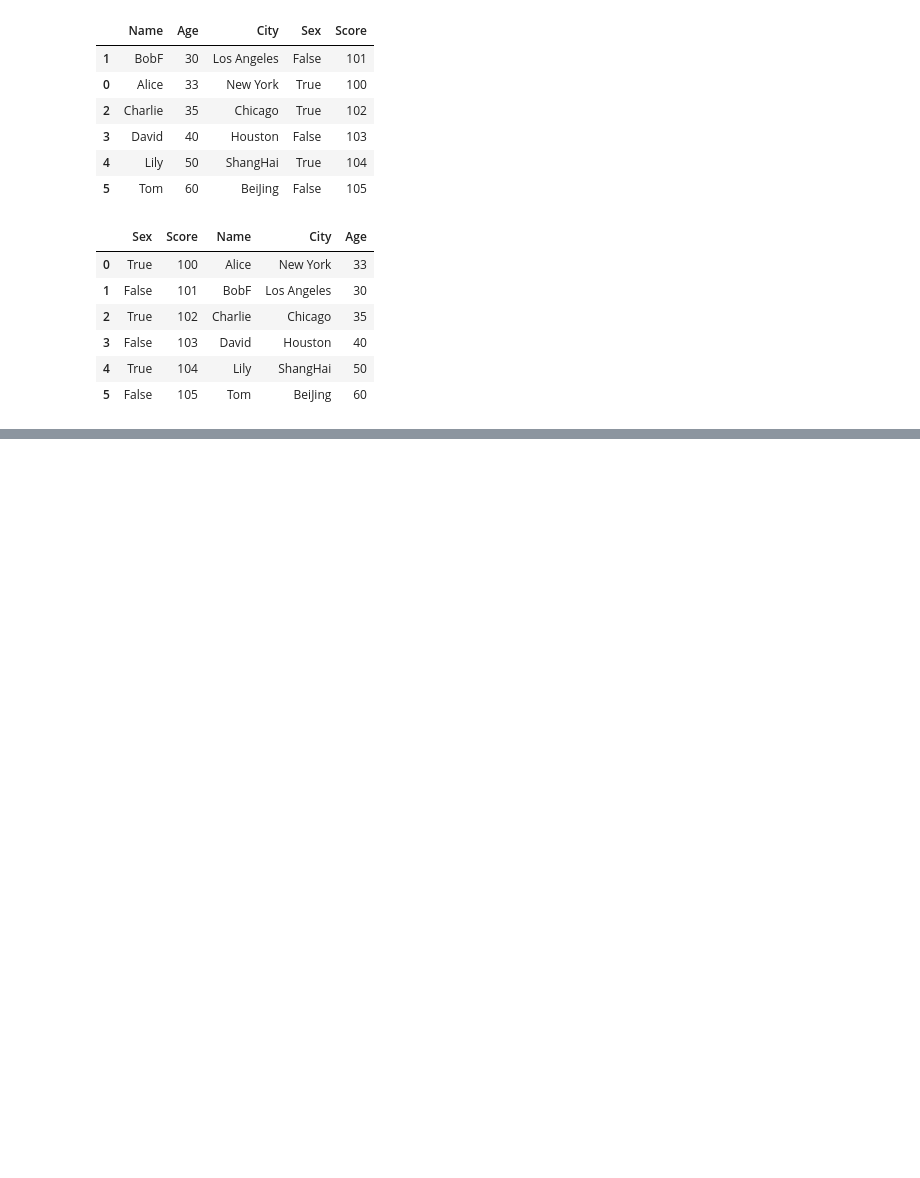
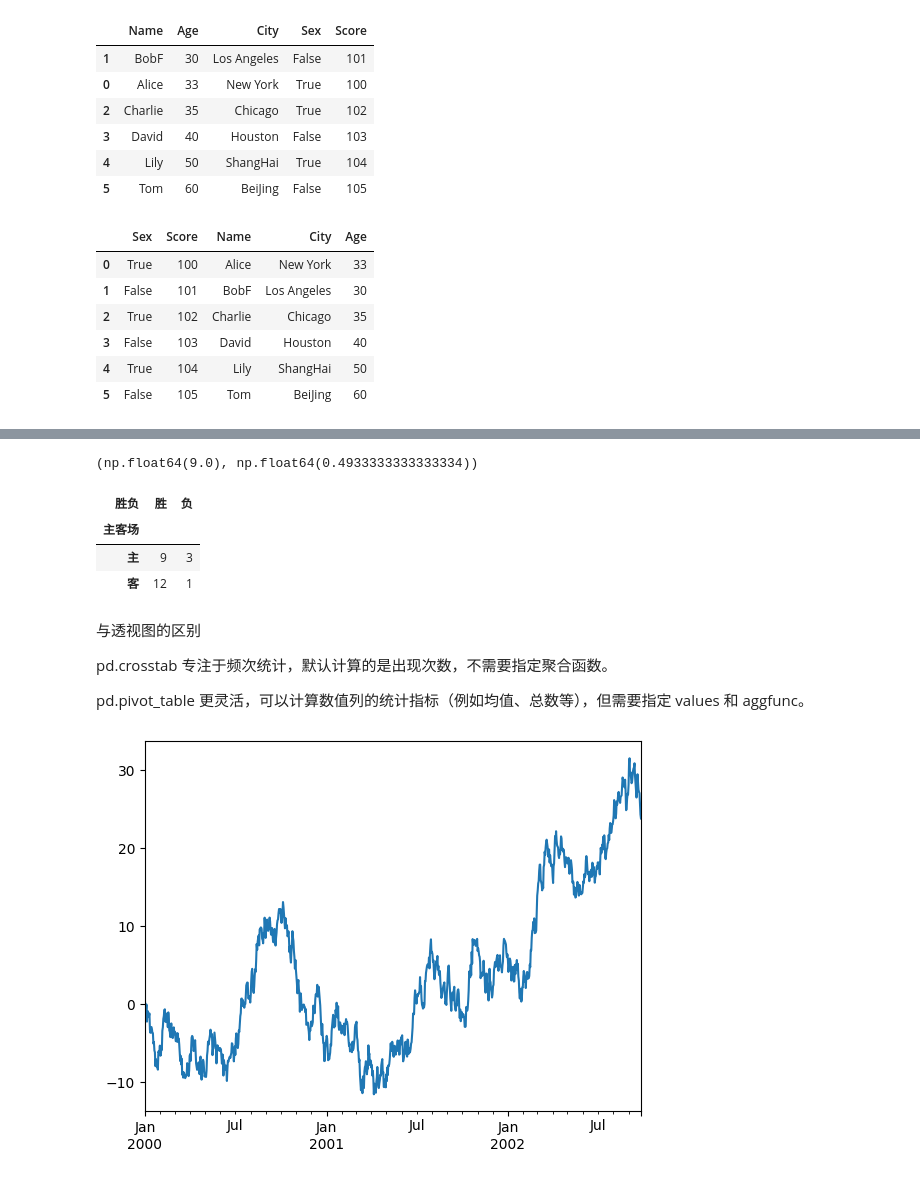
Before and after one commit to AshgardDev/Study_Numpy_Matlibplot, a Jupyter notebook: pandas_study/pandas_16.ipynb, the cells around one changed output, grey strips where cells are left out. Saved outputs shown, nothing was run; the diff lists cells and outputs as text; code cells hidden in the pictures; blank space fills up the shorter version.

```diff
--- a/pandas_study/pandas_16.ipynb
+++ b/pandas_study/pandas_16.ipynb
@@ -259,0 +604,30 @@ list(groupObj)
+# %%
+res.loc['主']['胜负', '胜'], res.loc['主']['投篮命中率', '胜']
+# %% [output]
+(np.float64(9.0), np.float64(0.4933333333333334))
+# %%
+### 交叉表
+# 交叉表是用于统计分组频率的特殊透视表
+pd.crosstab(df['主客场'], df['胜负'])
+# %% [output]
+| 胜负 | 胜 | 负 |
+| 主客场 |  |  |
+| 主 | 9 | 3 |
+| 客 | 12 | 1 |
+# %% [markdown]
+与透视图的区别
+
+pd.crosstab 专注于频次统计，默认计算的是出现次数，不需要指定聚合函数。
+
+pd.pivot_table 更灵活，可以计算数值列的统计指标（例如均值、总数等），但需要指定 values 和 aggfunc。
+# %%
+### 绘图
+### https://pandas.pydata.org/docs/user_guide/visualization.html
+import matplotlib.pyplot as plt
+ts = pd.Series(np.random.randn(1000), index=pd.date_range('1/1/2000', periods=1000))
+plt.figure()
+ts = ts.cumsum()
+ts.plot()
+plt.show()
+# %% [output]
+[figure, added]
```
Also changed, not shown: parts of 30 cells of this notebook, 4 other files.
